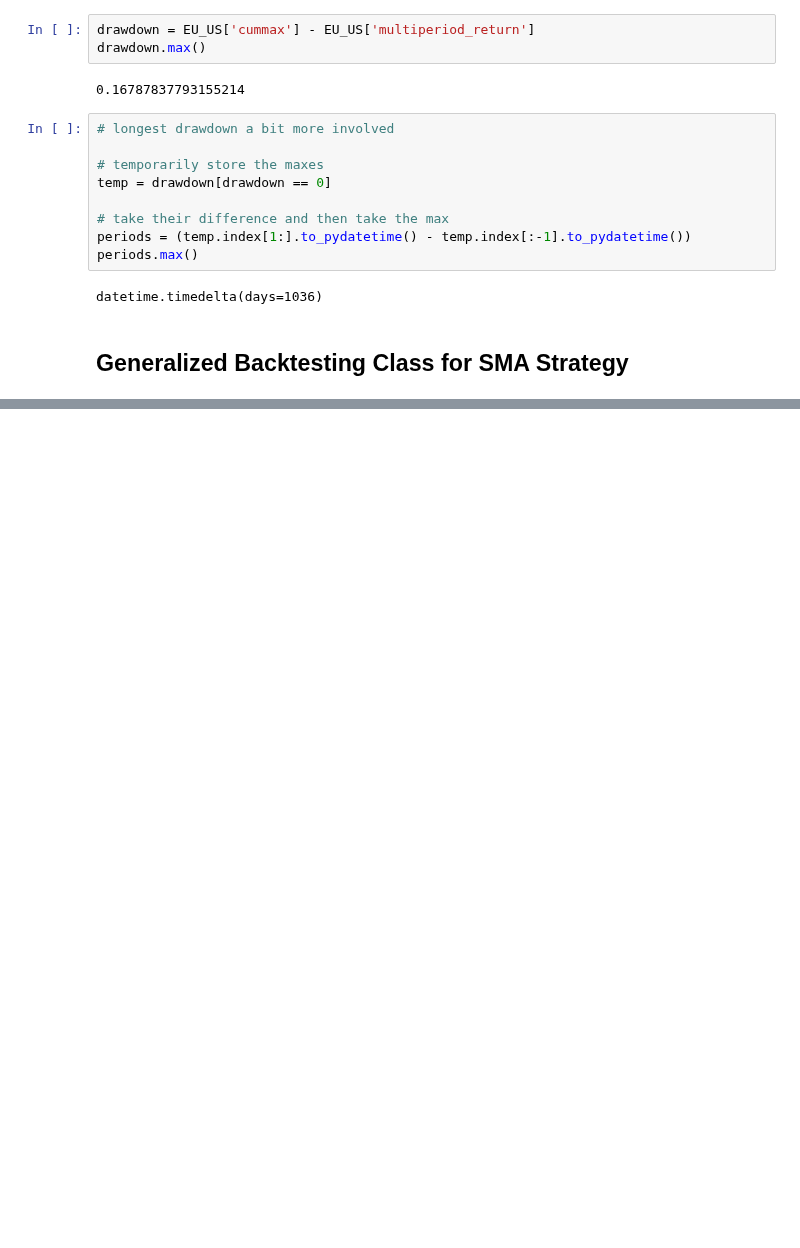
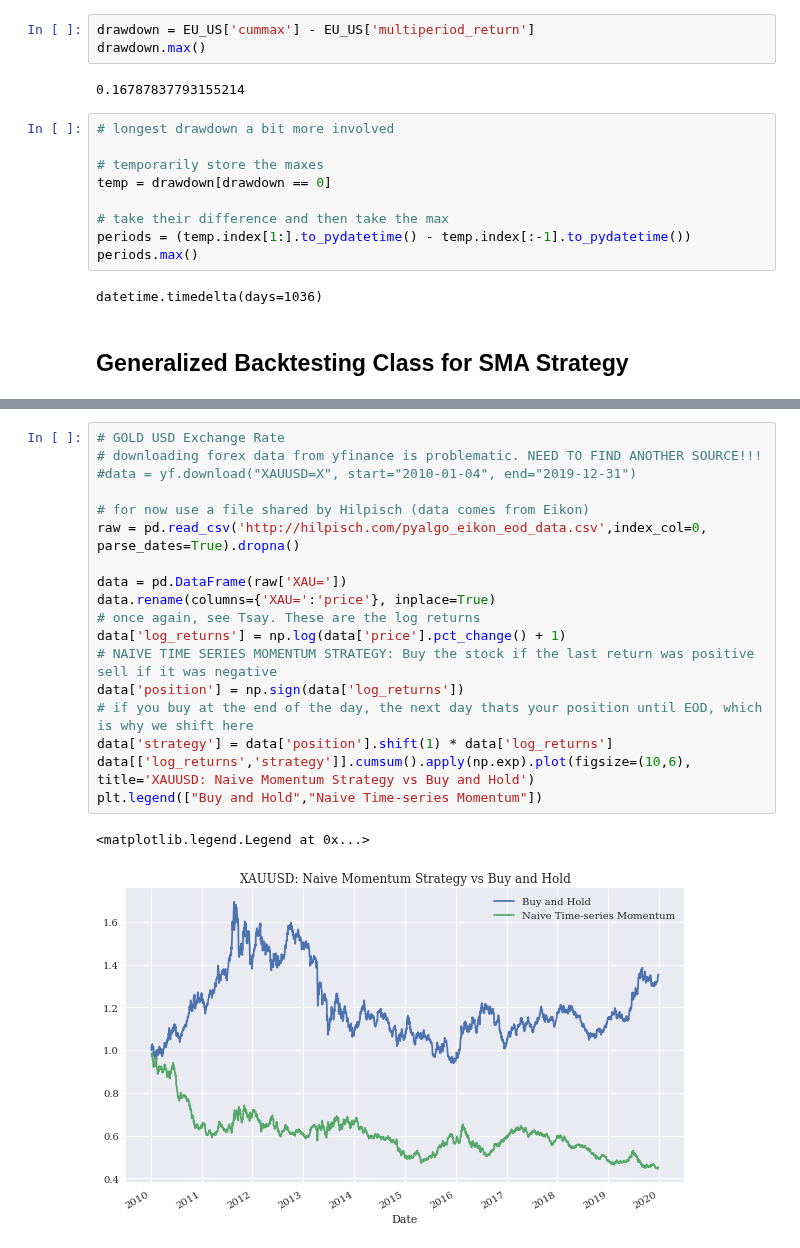
Before and after one commit to eddietaylor/securities-analysis, a Jupyter notebook: notebooks/playgrounds/backtesting/vectorized_backtest_exs.ipynb, the cells around one changed output, grey strips where cells are left out. Cells and saved outputs as stored; diff of their text form; blank space fills up the shorter version.

```diff
--- a/notebooks/playgrounds/backtesting/vectorized_backtest_exs.ipynb
+++ b/notebooks/playgrounds/backtesting/vectorized_backtest_exs.ipynb
@@ -291,0 +310,21 @@ t
+# %%
+# GOLD USD Exchange Rate
+# downloading forex data from yfinance is problematic. NEED TO FIND ANOTHER SOURCE!!!
+#data = yf.download("XAUUSD=X", start="2010-01-04", end="2019-12-31")
+
+# for now use a file shared by Hilpisch (data comes from Eikon)
+raw = pd.read_csv('http://hilpisch.com/pyalgo_eikon_eod_data.csv',index_col=0, parse_dates=True).dropna()
+
+data = pd.DataFrame(raw['XAU='])
+data.rename(columns={'XAU=':'price'}, inplace=True)
+# once again, see Tsay. These are the log returns
+data['log_returns'] = np.log(data['price'].pct_change() + 1)
+# NAIVE TIME SERIES MOMENTUM STRATEGY: Buy the stock if the last return was positive sell if it was negative
+data['position'] = np.sign(data['log_returns'])
+# if you buy at the end of the day, the next day thats your position until EOD, which is why we shift here
+data['strategy'] = data['position'].shift(1) * data['log_returns']
+data[['log_returns','strategy']].cumsum().apply(np.exp).plot(figsize=(10,6), title='XAUUSD: Naive Momentum Strategy vs Buy and Hold')
+plt.legend(["Buy and Hold","Naive Time-series Momentum"])
+# %% [output]
+<matplotlib.legend.Legend at 0x...>
+[figure, added]
```
Also changed, not shown: parts of 18 cells of this notebook.
